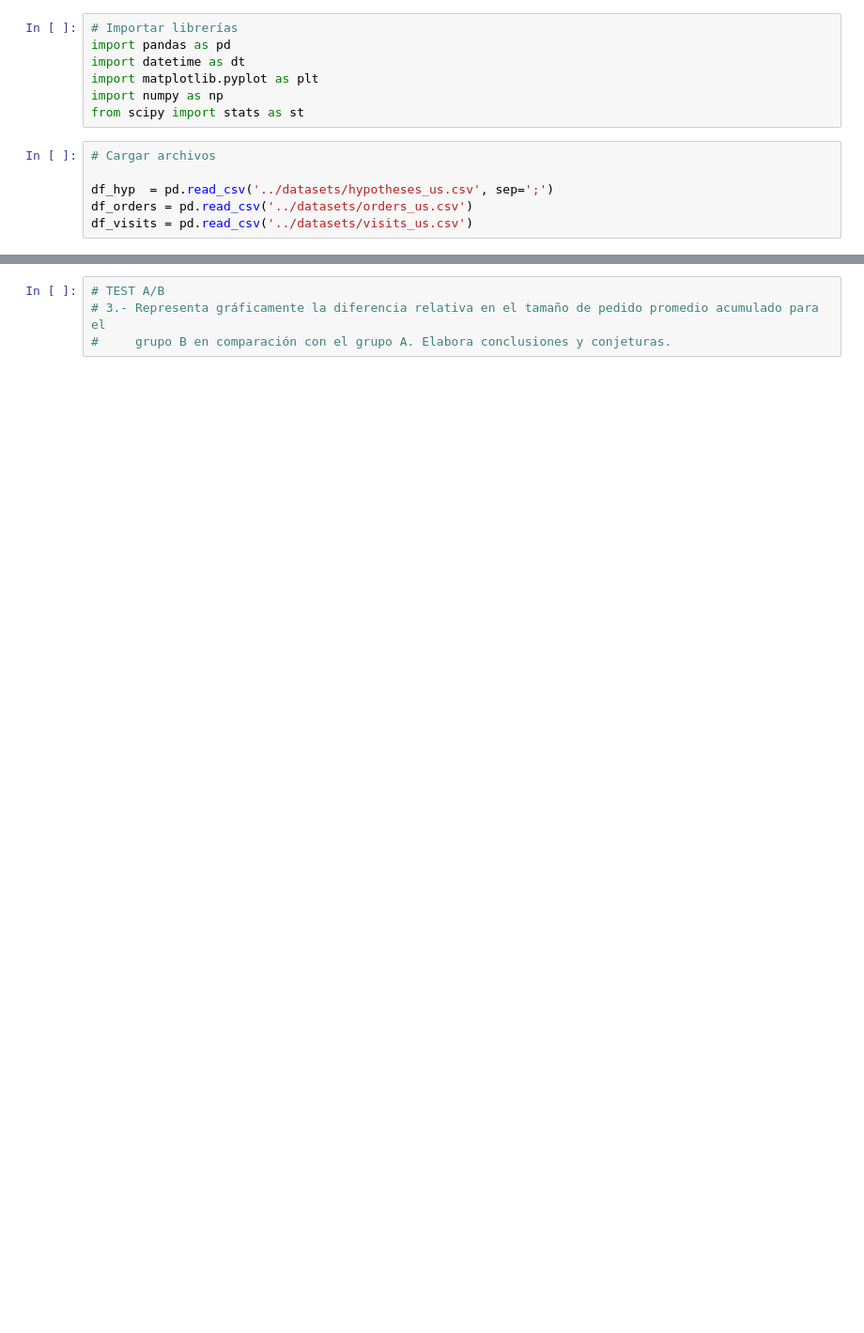
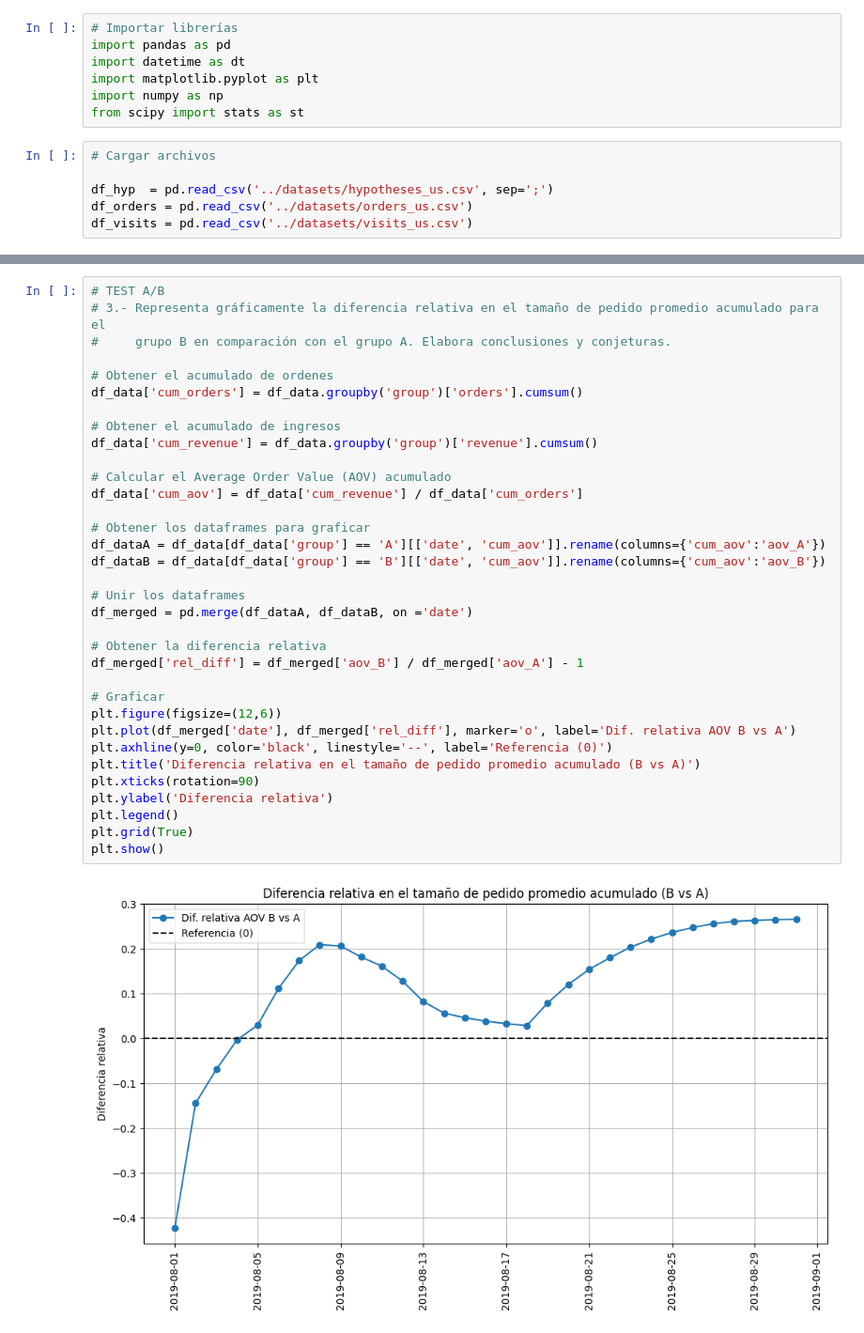
Before and after one commit to danlevimb/vehicles_env, a Jupyter notebook: notebooks/S10.ipynb, the cells around one changed output, grey strips where cells are left out. Shown: that part at 94% size. Cells and saved outputs as stored; diff of their text form; blank space fills up the shorter version.

```diff
--- a/notebooks/S10.ipynb
+++ b/notebooks/S10.ipynb
@@ -131,4 +137,36 @@ Conjetura: ese comportamiento refuerza la idea de (valores atípicos) pedidos mu
 # %%
 # TEST A/B
 # 3.- Representa gráficamente la diferencia relativa en el tamaño de pedido promedio acumulado para el
 #     grupo B en comparación con el grupo A. Elabora conclusiones y conjeturas.
+
+# Obtener el acumulado de ordenes
+df_data['cum_orders'] = df_data.groupby('group')['orders'].cumsum()
+
+# Obtener el acumulado de ingresos
+df_data['cum_revenue'] = df_data.groupby('group')['revenue'].cumsum()
+
+# Calcular el Average Order Value (AOV) acumulado
+df_data['cum_aov'] = df_data['cum_revenue'] / df_data['cum_orders']
+
+# Obtener los dataframes para graficar
+df_dataA = df_data[df_data['group'] == 'A'][['date', 'cum_aov']].rename(columns={'cum_aov':'aov_A'})
+df_dataB = df_data[df_data['group'] == 'B'][['date', 'cum_aov']].rename(columns={'cum_aov':'aov_B'})
+
+# Unir los dataframes
+df_merged = pd.merge(df_dataA, df_dataB, on ='date')
+
+# Obtener la diferencia relativa
+df_merged['rel_diff'] = df_merged['aov_B'] / df_merged['aov_A'] - 1
+
+# Graficar
+plt.figure(figsize=(12,6))
+plt.plot(df_merged['date'], df_merged['rel_diff'], marker='o', label='Dif. relativa AOV B vs A')
+plt.axhline(y=0, color='black', linestyle='--', label='Referencia (0)')
+plt.title('Diferencia relativa en el tamaño de pedido promedio acumulado (B vs A)')
+plt.xticks(rotation=90)
+plt.ylabel('Diferencia relativa')
+plt.legend()
+plt.grid(True)
+plt.show()
+# %% [output]
+[figure, added]
```
Also changed, not shown: parts of 24 cells of this notebook, 2 other files.
